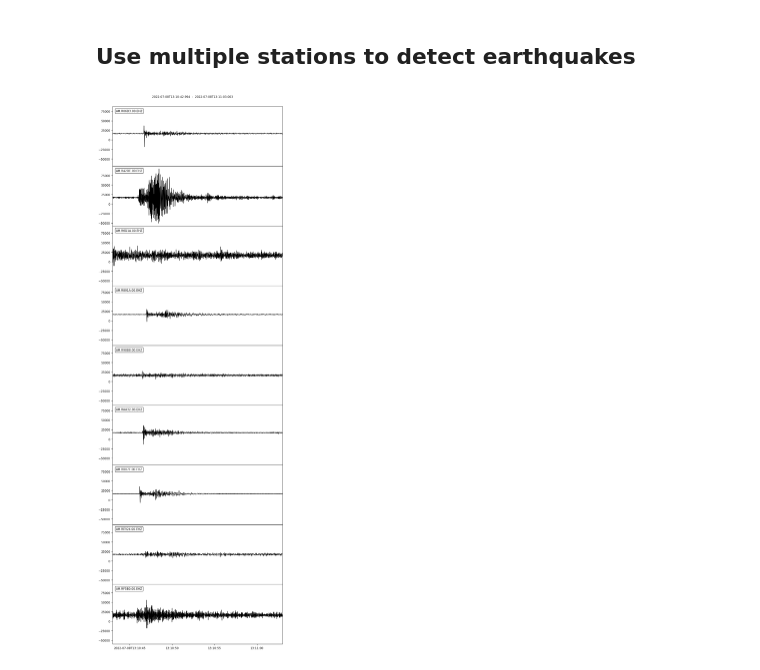
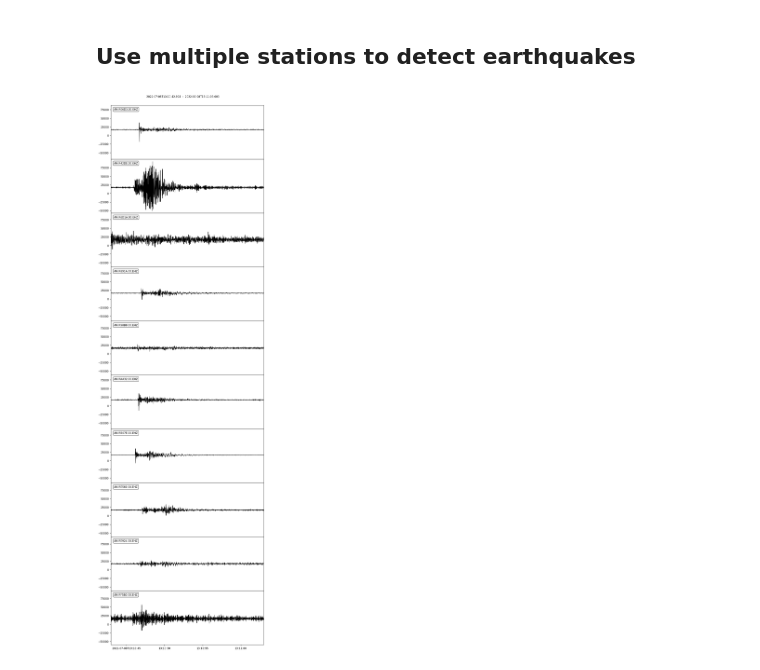
Before and after one commit to AI4EPS/homepage, a Jupyter notebook: classes/pyearth/docs/obspy/seismic_waveform.ipynb, the cells around one changed output. Cells and saved outputs as stored; diff of their text form; code cells hidden in the pictures.

Commit message:
add one more station

```diff
--- a/classes/pyearth/docs/obspy/seismic_waveform.ipynb
+++ b/classes/pyearth/docs/obspy/seismic_waveform.ipynb
@@ -226,11 +226,11 @@ waveforms[0].plot();
 # %%
 client = Client("RASPISHAKE")
 waveforms = client.get_waveforms(network="AM",
-                                 station="R8E9F,RF5B0,R42DE,R6D1A,R891A,RE924,R98B8,RAA32,R06D3,RB07E",
+                                 station="R8E9F,RF5B0,R42DE,R6D1A,R891A,RE924,R98B8,RAA32,R06D3,RB07E,RE569",
                                  location="*",
                                  channel="*",
                                  starttime=UTCDateTime("2022-07-08 13:10:43"),
                                  endtime=UTCDateTime("2022-07-08 13:10:43")+20)
 waveforms.plot();
 # %% [output]
-[figure, old version]
+[figure, new version]
```
